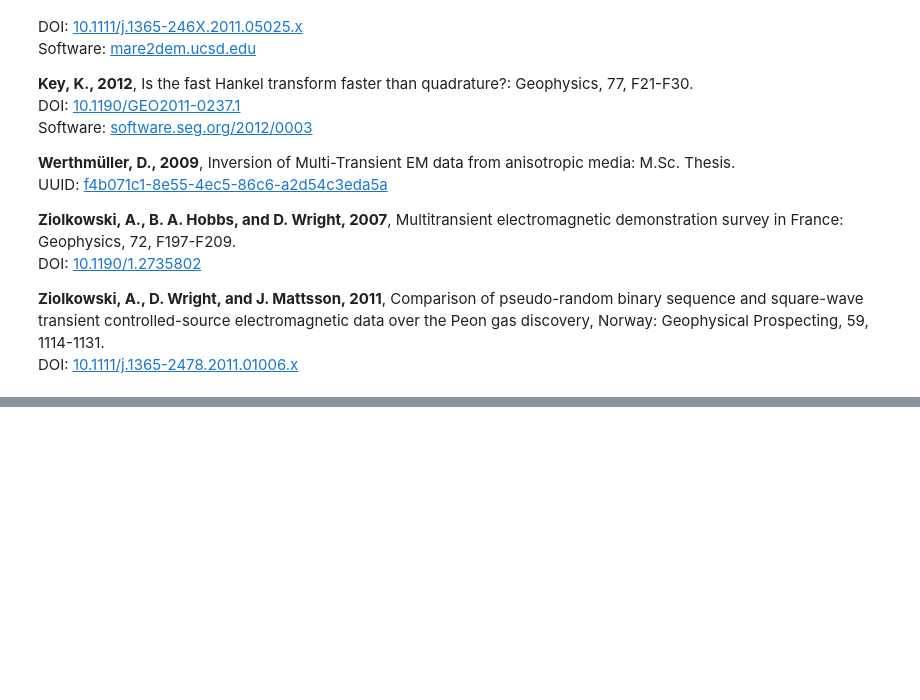
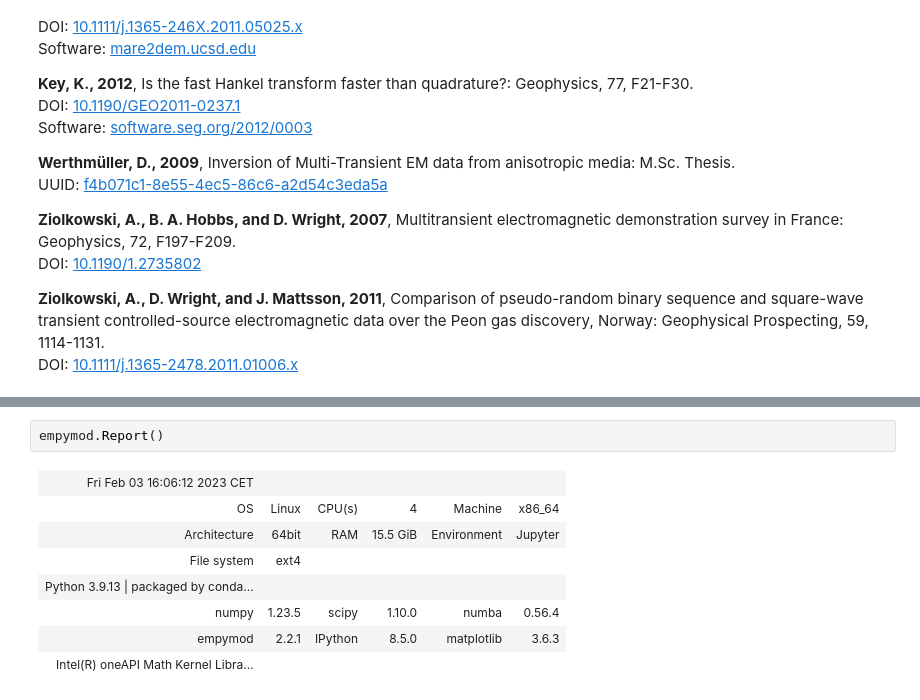
Before and after one commit to emsig/article-tle2017, a Jupyter notebook: Notebook.ipynb, the cells around one changed output, grey strips where cells are left out. Drawn from its saved outputs; the diff is of its cells as text; blank space fills up the shorter version.

```diff
--- a/Notebook.ipynb
+++ b/Notebook.ipynb
@@ -857,3 +861,14 @@ DOI: [10.1111/j.1365-2478.2011.01006.x](http://dx.doi.org/10.1111/j.1365-2478.20
 Citation:
 Werthmüller, D., 2017, Getting started with controlled-source electromagnetic 1D modeling: The Leading Edge, 36, 352-355;
 doi: [10.1190/tle36040352.1](http://dx.doi.org/10.1190/tle36040352.1).
+# %%
+empymod.Report()
+# %% [output]
+| Fri Feb 03 16:06:12 2023 CET |  |  |  |  |  |
+| OS | Linux | CPU(s) | 4 | Machine | x86_64 |
+| Architecture | 64bit | RAM | 15.5 GiB | Environment | Jupyter |
+| File system | ext4 |
+| Python 3.9.13 | packaged by conda... |  |  |  |  |  |
+| numpy | 1.23.5 | scipy | 1.10.0 | numba | 0.56.4 |
+| empymod | 2.2.1 | IPython | 8.5.0 | matplotlib | 3.6.3 |
+| Intel(R) oneAPI Math Kernel Libra... |  |  |  |  |  |
```
Also changed, not shown: parts of 7 cells of this notebook, 1 other file.
